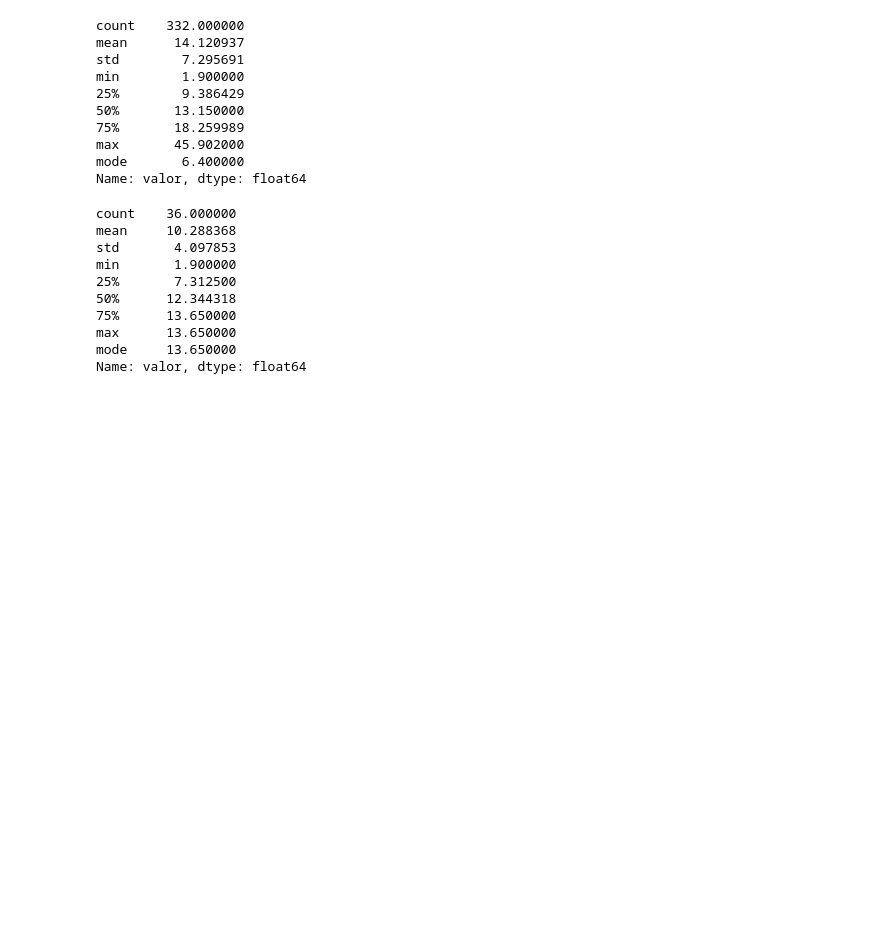
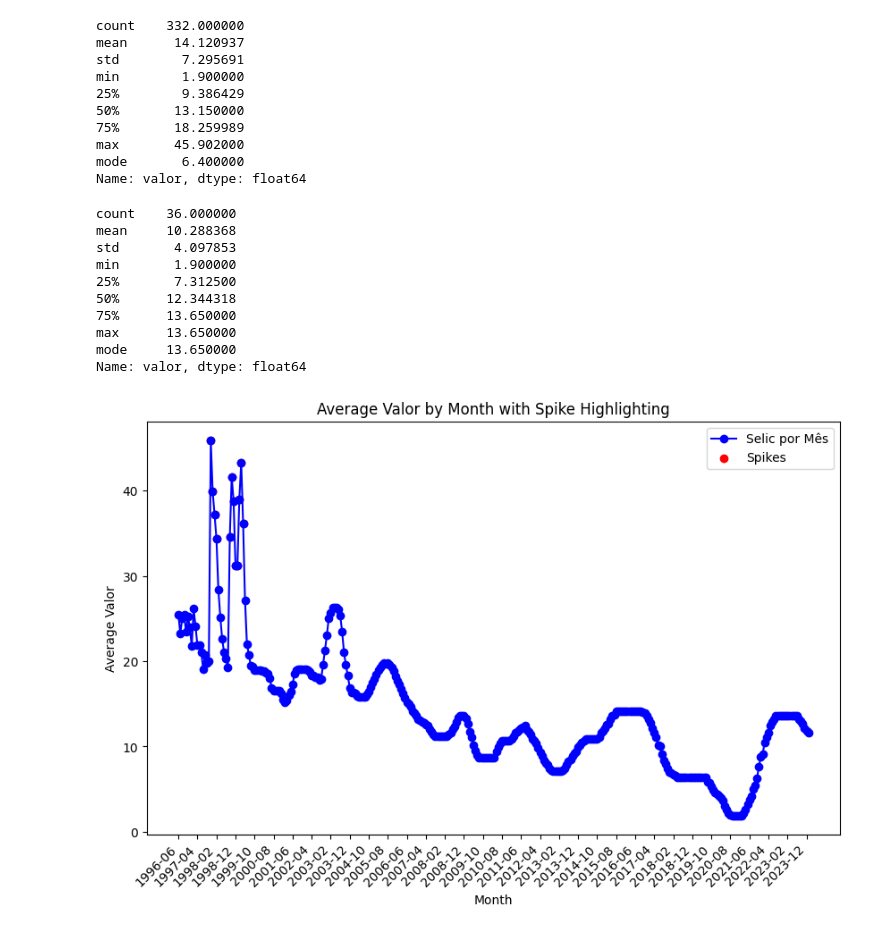
Before and after one commit to carlos-bologna/mba-fin, a Jupyter notebook: mercados_financeiros_capitais/analise_taxa_selic.ipynb, the cells around one changed output. Saved outputs shown, nothing was run; the diff lists cells and outputs as text; code cells hidden in the pictures; blank space fills up the shorter version.

Commit message:
Adding chart to the study

```diff
--- a/mercados_financeiros_capitais/analise_taxa_selic.ipynb
+++ b/mercados_financeiros_capitais/analise_taxa_selic.ipynb
@@ -62,3 +64,32 @@ min       1.900000
 max      13.650000
 mode     13.650000
 Name: valor, dtype: float64
+# %%
+# Define a threshold for highlighting spikes
+spike_threshold = 30.0
+
+# Convert the series to a DataFrame
+average_df = average_by_month.reset_index()
+
+# Create a line chart
+plt.figure(figsize=(10, 6))
+plt.plot(average_df.index, average_df['valor'], label='Selic por Mês', marker='o', linestyle='-', color='b')
+
+# Highlight spikes above the threshold
+spikes = average_df[average_df['valor'] > spike_threshold]
+plt.scatter(spikes.index, spikes.valor, color='r', label='Spikes')
+
+# Add labels and title
+plt.xlabel('Month')
+plt.ylabel('Average Valor')
+plt.title('Average Valor by Month with Spike Highlighting')
+plt.legend()
+
+# Set custom labels for X-axis based on 'month_year'
+plt.xticks(average_df.index, average_df['month_year'].astype(str), rotation=45, ha='right')
+plt.gca().xaxis.set_major_locator(plt.IndexLocator(base=10, offset=0))
+
+# Show the plot
+plt.show()
+# %% [output]
+[figure, added]
```
Also changed, not shown: parts of 2 cells of this notebook.
